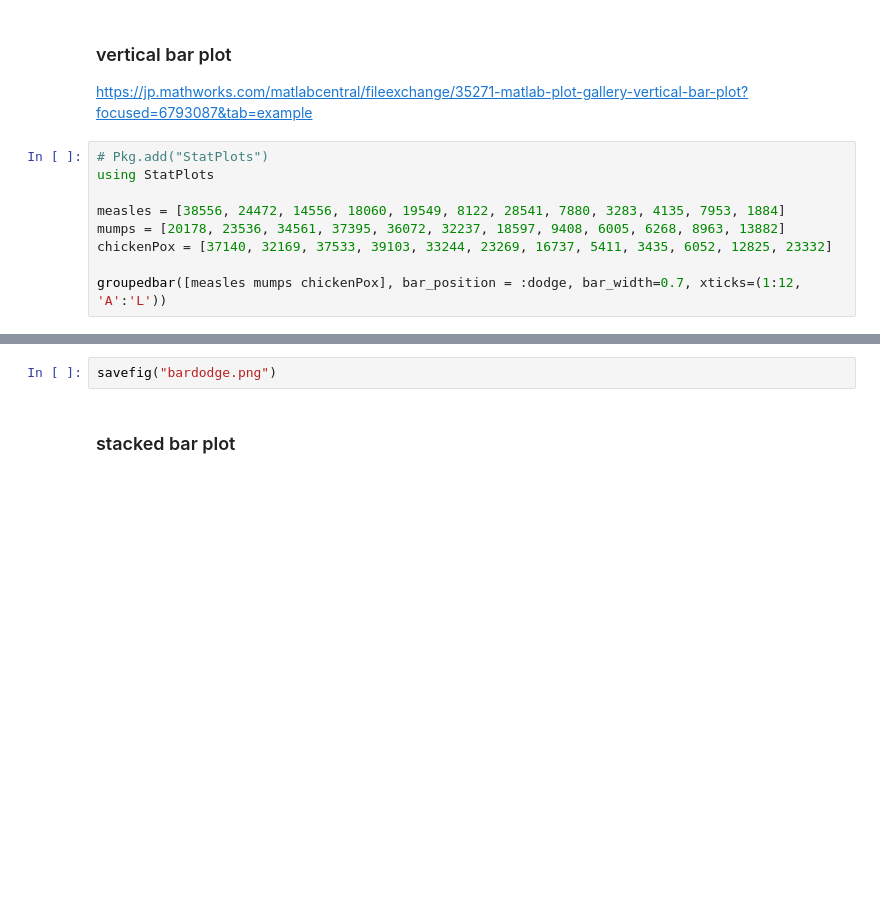
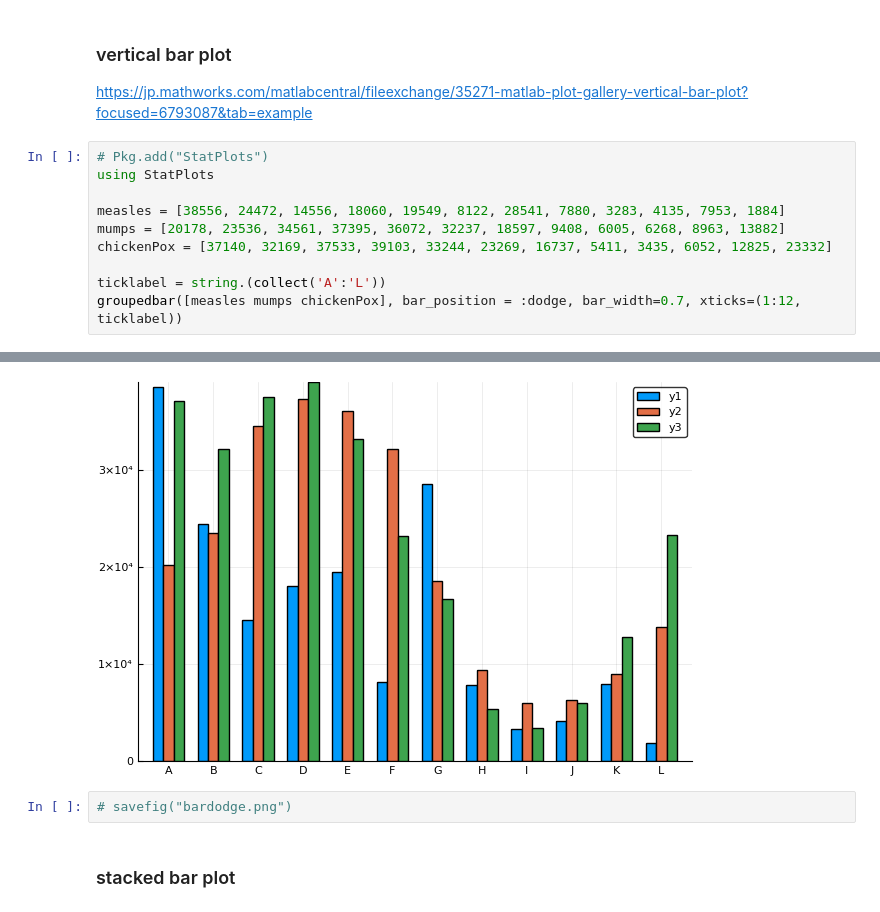
Before and after one commit to goropikari/PlotsGallery.jl, a Jupyter notebook: PlotsGallery.ipynb, the cells around one changed output, grey strips where cells are left out. Saved outputs shown, nothing was run; the diff lists cells and outputs as text; blank space fills up the shorter version.

```diff
--- a/PlotsGallery.ipynb
+++ b/PlotsGallery.ipynb
@@ -205,5 +208,6 @@ measles = [38556, 24472, 14556, 18060, 19549, 8122, 28541, 7880, 3283, 4135, 795
 mumps = [20178, 23536, 34561, 37395, 36072, 32237, 18597, 9408, 6005, 6268, 8963, 13882]
 chickenPox = [37140, 32169, 37533, 39103, 33244, 23269, 16737, 5411, 3435, 6052, 12825, 23332]
 
-groupedbar([measles mumps chickenPox], bar_position = :dodge, bar_width=0.7, xticks=(1:12, 'A':'L'))
+ticklabel = string.(collect('A':'L'))
+groupedbar([measles mumps chickenPox], bar_position = :dodge, bar_width=0.7, xticks=(1:12, ticklabel))
 # %% [output]
@@ -211,5 +214,6 @@ groupedbar([measles mumps chickenPox], bar_position = :dodge, bar_width=0.7, xti
+[figure, added]
 # %%
-savefig("bardodge.png")
+# savefig("bardodge.png")
 # %% [markdown]
 ### stacked bar plot
 # %%
```
Also changed, not shown: parts of 101 cells of this notebook, 7 other files.
